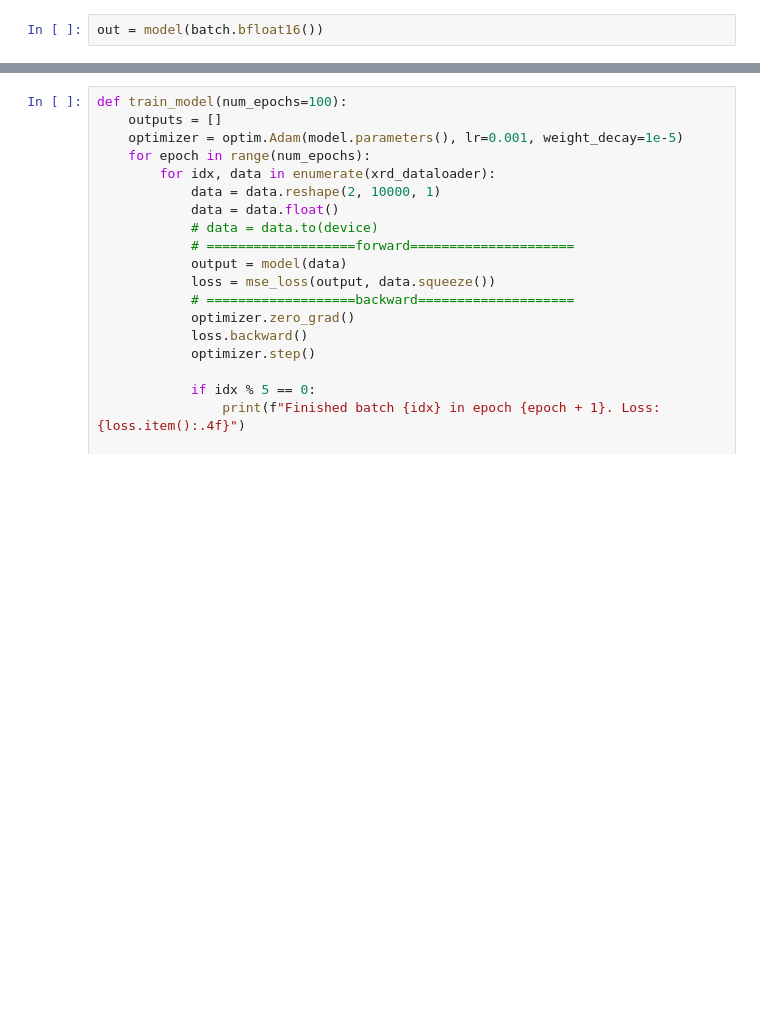
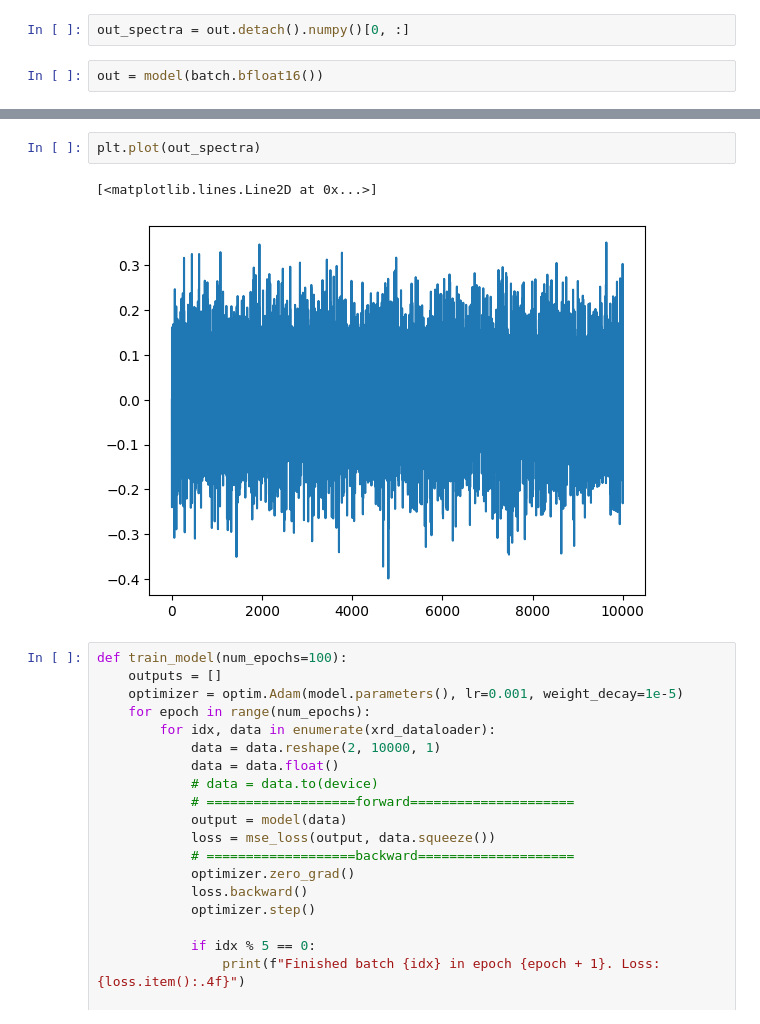
Before and after one commit to orionarcher/latent_xrd, a Jupyter notebook: perceiver_small.ipynb, the cells around one changed output, grey strips where cells are left out. Saved outputs shown, nothing was run; the diff lists cells and outputs as text; blank space fills up the shorter version.

Commit message:
added spectral demos

```diff
--- a/perceiver_small.ipynb
+++ b/perceiver_small.ipynb
@@ -80,2 +100,4 @@ for item in xrd_dataloader:
+# %%
+out_spectra = out.detach().numpy()[0, :]
 # %%
 out = model(batch.bfloat16())
@@ -86,3 +116,8 @@ torch.Size([32, 10000])
+# %%
+plt.plot(out_spectra)
+# %% [output]
+[<matplotlib.lines.Line2D at 0x...>]
+[figure, added]
 # %%
 def train_model(num_epochs=100):
     outputs = []
```
Also changed, not shown: parts of 11 cells of this notebook, 1 other file.
